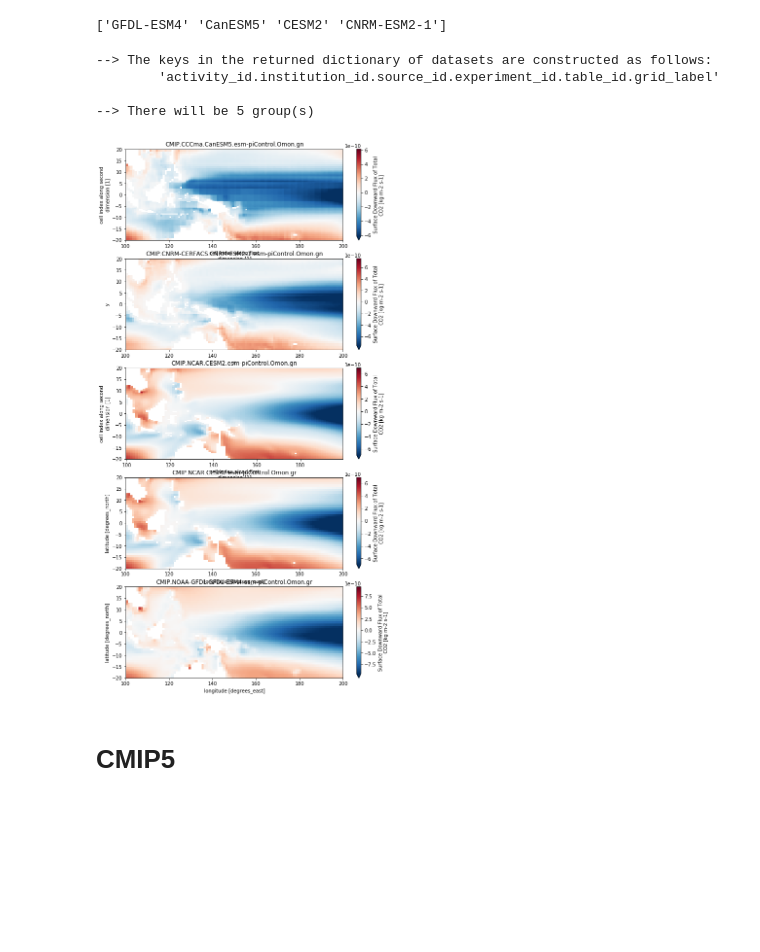
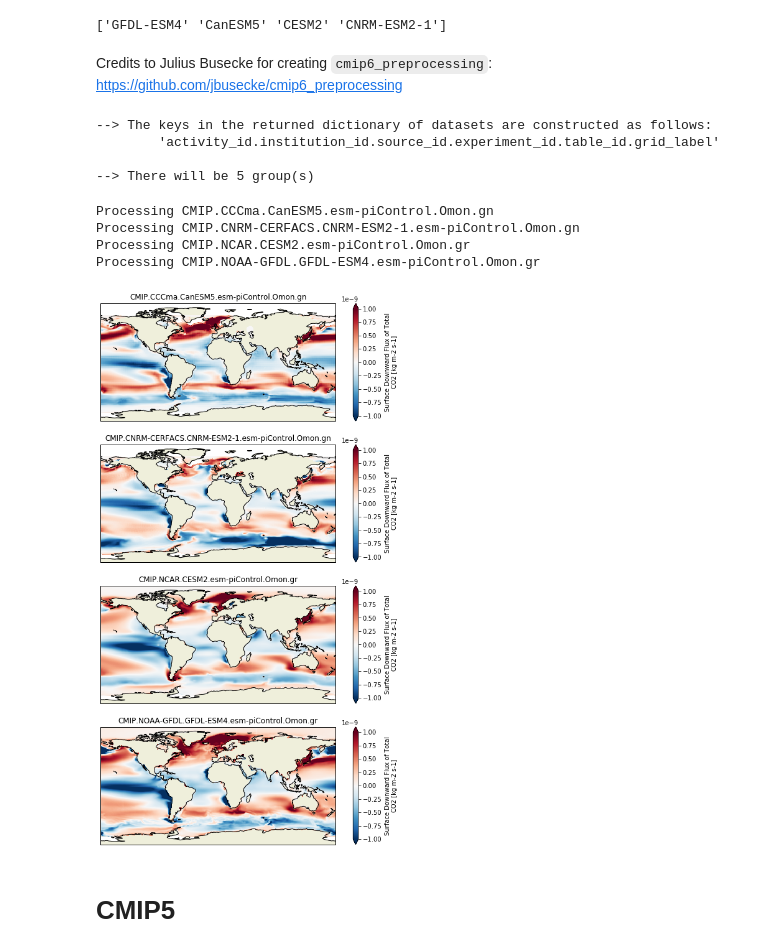
Before and after one commit to aaronspring/pymistral, a Jupyter notebook: notebooks/intake_mistral.ipynb, the cells around one changed output. Cells and saved outputs as stored; diff of their text form; code cells hidden in the pictures; blank space fills up the shorter version.

```diff
--- a/notebooks/intake_mistral.ipynb
+++ b/notebooks/intake_mistral.ipynb
@@ -51,3 +59,5 @@ cat = col.search(**query)
 print(cat.df['source_id'].unique())
 # %% [output]
 ['GFDL-ESM4' 'CanESM5' 'CESM2' 'CNRM-ESM2-1']
+# %% [markdown]
+Credits to Julius Busecke for creating `cmip6_preprocessing`: https://github.com/jbusecke/cmip6_preprocessing
@@ -62,13 +78,25 @@ dset_dict = cat.to_dataset_dict(cdf_kwargs={'chunks': {'time': 12*50}},
 # %%
-fig, axarr = plt.subplots(nrows=len(dset_dict), figsize=[10,4*len(dset_dict)])
+fig, axarr = plt.subplots(nrows=len(dset_dict), figsize=[10,4*len(dset_dict)],
+                         subplot_kw={'projection':ccrs.PlateCarree()}
+                         )
 for ax,(k, ds) in zip(axarr.flat,dset_dict.items()):
-    if 'member_id' in ds.dims:
-        ds = ds.isel(member_id=0)
-    # time mean plot
-    ds[variable].mean('time').sel(x=slice(100, 200), y=slice(-20,20)).plot(ax=ax, robust=True)
+    print(f'Processing {k}')
+    # do your science here
+    ds = ds.mean('time')
+    assert len(ds[variable].squeeze().dims) == 2
+    ds[variable].squeeze().plot(ax=ax,robust=True,transform=ccrs.PlateCarree(),
+                                vmin=-1e-9,vmax=1e-9,cmap='RdBu_r')
+    # visuals
     ax.set_title(k)
+    ax.set_global()
+    ax.coastlines()
+    ax.add_feature(cp.feature.LAND)
 # %% [output]
+Processing CMIP.CCCma.CanESM5.esm-piControl.Omon.gn
+Processing CMIP.CNRM-CERFACS.CNRM-ESM2-1.esm-piControl.Omon.gn
+Processing CMIP.NCAR.CESM2.esm-piControl.Omon.gr
+Processing CMIP.NOAA-GFDL.GFDL-ESM4.esm-piControl.Omon.gr
-[figure, old version]
+[figure, new version]
 # %% [markdown]
 # CMIP5
 # %%
```
Also changed, not shown: parts of 24 cells of this notebook, 4 other files.
